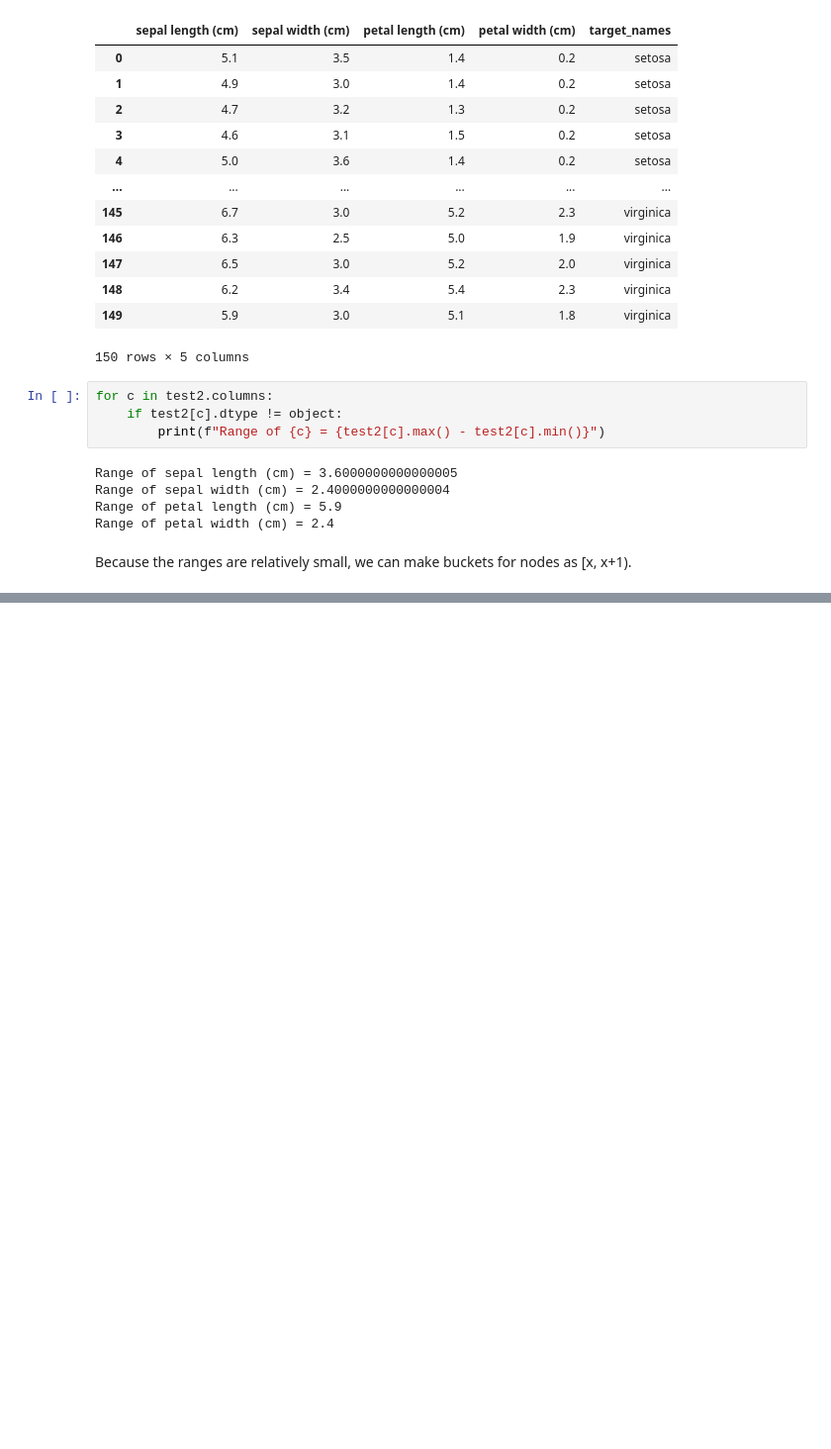
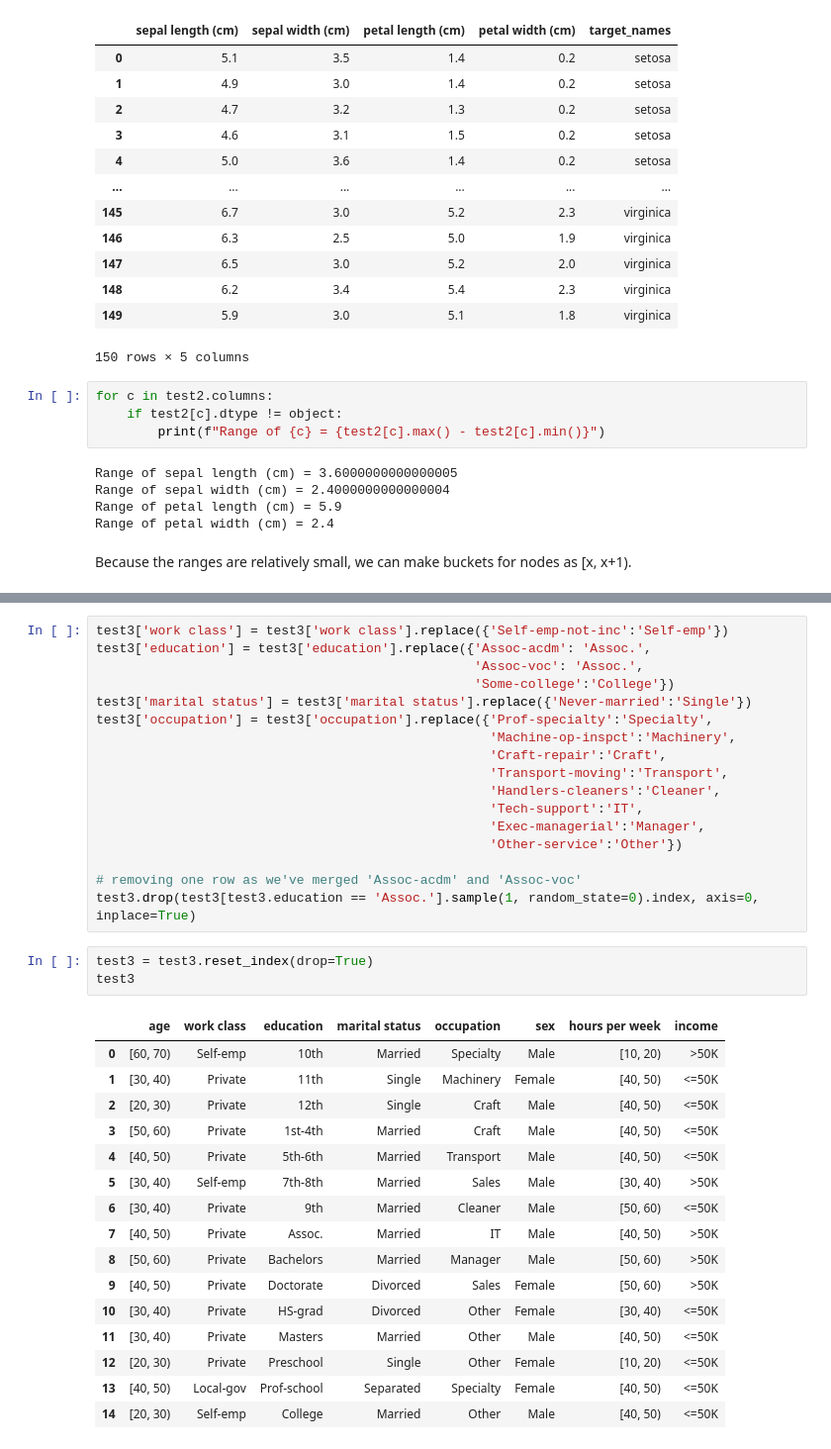
Before and after one commit to SimoneRitt/IACModel_CCM, a Jupyter notebook: IAC_Example.ipynb, the cells around one changed output, grey strips where cells are left out. Shown at 99% size. Cells and saved outputs as stored; diff of their text form; blank space fills up the shorter version.

```diff
--- a/IAC_Example.ipynb
+++ b/IAC_Example.ipynb
@@ -103,0 +351,37 @@ IAC_plotting.plot(test2, hidden_state='target_names')
+# %%
+test3['work class'] = test3['work class'].replace({'Self-emp-not-inc':'Self-emp'})
+test3['education'] = test3['education'].replace({'Assoc-acdm': 'Assoc.',
+                                                 'Assoc-voc': 'Assoc.',
+                                                 'Some-college':'College'})
+test3['marital status'] = test3['marital status'].replace({'Never-married':'Single'})
+test3['occupation'] = test3['occupation'].replace({'Prof-specialty':'Specialty',
+                                                   'Machine-op-inspct':'Machinery',
+                                                   'Craft-repair':'Craft',
+                                                   'Transport-moving':'Transport',
+                                                   'Handlers-cleaners':'Cleaner',
+                                                   'Tech-support':'IT',
+                                                   'Exec-managerial':'Manager',
+                                                   'Other-service':'Other'})
+
+# removing one row as we've merged 'Assoc-acdm' and 'Assoc-voc'
+test3.drop(test3[test3.education == 'Assoc.'].sample(1, random_state=0).index, axis=0, inplace=True)
+# %%
+test3 = test3.reset_index(drop=True)
+test3
+# %% [output]
+|  | age | work class | education | marital status | occupation | sex | hours per week | income |
+| 0 | [60, 70) | Self-emp | 10th | Married | Specialty | Male | [10, 20) | >50K |
+| 1 | [30, 40) | Private | 11th | Single | Machinery | Female | [40, 50) | <=50K |
+| 2 | [20, 30) | Private | 12th | Single | Craft | Male | [40, 50) | <=50K |
+| 3 | [50, 60) | Private | 1st-4th | Married | Craft | Male | [40, 50) | <=50K |
+| 4 | [40, 50) | Private | 5th-6th | Married | Transport | Male | [40, 50) | <=50K |
+| 5 | [30, 40) | Self-emp | 7th-8th | Married | Sales | Male | [30, 40) | >50K |
+| 6 | [30, 40) | Private | 9th | Married | Cleaner | Male | [50, 60) | <=50K |
+| 7 | [40, 50) | Private | Assoc. | Married | IT | Male | [40, 50) | >50K |
+| 8 | [50, 60) | Private | Bachelors | Married | Manager | Male | [50, 60) | >50K |
+| 9 | [40, 50) | Private | Doctorate | Divorced | Sales | Female | [50, 60) | >50K |
+| 10 | [30, 40) | Private | HS-grad | Divorced | Other | Female | [30, 40) | <=50K |
+| 11 | [30, 40) | Private | Masters | Married | Other | Male | [40, 50) | <=50K |
+| 12 | [20, 30) | Private | Preschool | Single | Other | Female | [10, 20) | <=50K |
+| 13 | [40, 50) | Local-gov | Prof-school | Separated | Specialty | Female | [40, 50) | <=50K |
+| 14 | [20, 30) | Self-emp | College | Married | Other | Male | [40, 50) | <=50K |
```
Also changed, not shown: parts of 24 cells of this notebook, 3 other files.
